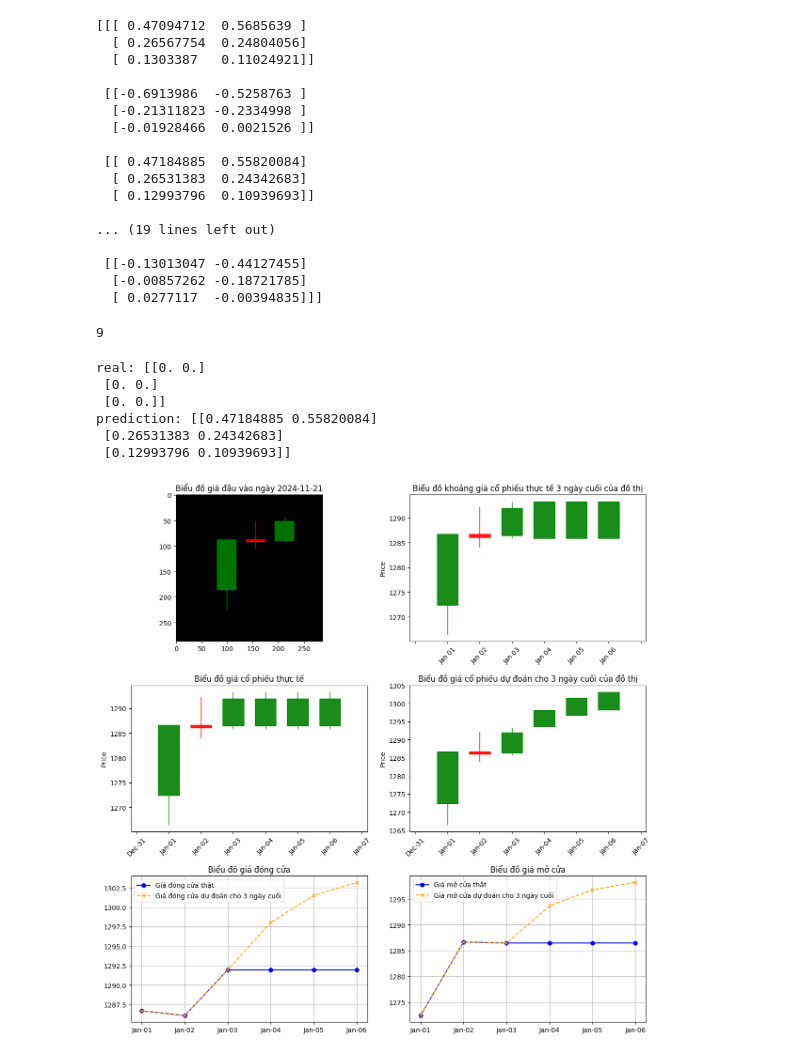
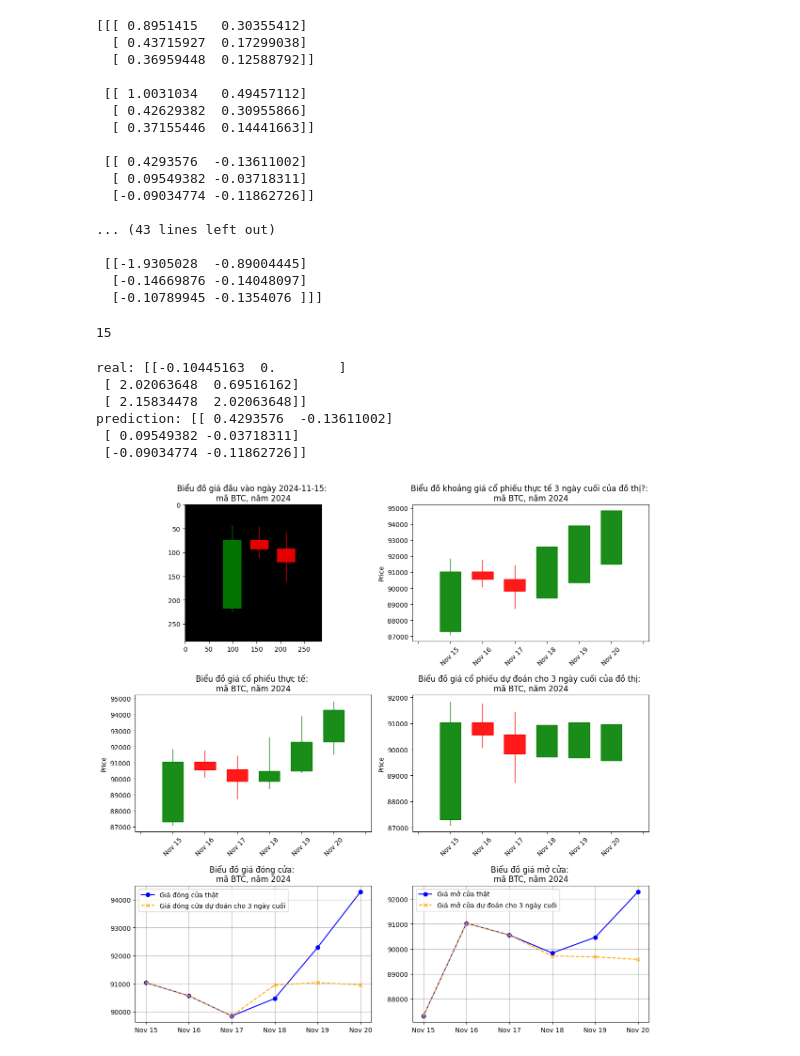
Before and after one commit to raming20/CNN-LSTM-predict-stock-price, a Jupyter notebook: data_analytics/CV_stock_market/test_model/predict_future_with_ema_macd_trend.ipynb, the cells around one changed output. Saved outputs shown, nothing was run; the diff lists cells and outputs as text; code cells hidden in the pictures.

```diff
--- a/data_analytics/CV_stock_market/test_model/predict_future_with_ema_macd_trend.ipynb
+++ b/data_analytics/CV_stock_market/test_model/predict_future_with_ema_macd_trend.ipynb
@@ -31,16 +68,33 @@ from draw_image_utils import draw_prediction
 # %%
-dataset_folder = "../dataset/vn30_dataset_0_2_3_2012_2024_test_2023_2024_with_ema_macd_trend"
-to_folder = "to_2024_11_25"
+
+symbol = input("Symbol = ").strip().upper()
+dataset_folder_name = symbol_mapping[symbol]["dataset_folder"]
+model_name = symbol_mapping[symbol]["model_name"]
+dataset_folder = f"../dataset/{dataset_folder_name}"
+to_folder = f"to_{date_continue_learning}"
 continue_learning_folder = f"{dataset_folder}/continue_learning/{to_folder}"
-model_name = "model_5_bi2LSTM_ema_macd_trend_1_1_1"
 index_of_image_input = 3
 batch_size = 100
+freq_of_date = symbol_mapping[symbol]["freq_of_date"] # B or D
 
 config = read_config(dataset_folder)
 candle_type_and_directory_save: dict = config["candle_type_and_directory_save"]
 previous_days = config["previous_days"]
 next_days = config["next_days"]
 days_result = config["days_result"]
+# %%
+config_of_continue_learning_folder = read_config(continue_learning_folder)
+file_csv_path = config_of_continue_learning_folder["file_csv"]
+df_get_from_api = pd.read_csv(file_csv_path)
+df_get_from_api["Date"] = pd.to_datetime(df_get_from_api["Date"])
+# %%
+def date_generator(date_i):
+    index_of_date = get_date_index(df_get_from_api, date_i)
+    total_days = previous_days + 1 + next_days + days_result
+    all_dates = df_get_from_api[index_of_date:index_of_date + total_days]["Date"].dt.date
+    if len(all_dates) < total_days:
+        all_dates = pd.date_range(start=str(date_i), periods=total_days, freq=freq_of_date)
+    return list(all_dates)
 # %%
 function_transform_origin = get_origin_transform_function(
     os.path.join(
@@ -75,27 +129,27 @@ prediction_for_test = model.predict(dataset_test_3)
 # %%
 print(prediction_for_test)
 # %% [output]
-[[[ 0.47094712  0.5685639 ]
-  [ 0.26567754  0.24804056]
-  [ 0.1303387   0.11024921]]
+[[[ 0.8951415   0.30355412]
+  [ 0.43715927  0.17299038]
+  [ 0.36959448  0.12588792]]
 
- [[-0.6913986  -0.5258763 ]
-  [-0.21311823 -0.2334998 ]
-  [-0.01928466  0.0021526 ]]
+ [[ 1.0031034   0.49457112]
+  [ 0.42629382  0.30955866]
+  [ 0.37155446  0.14441663]]
 
- [[ 0.47184885  0.55820084]
-  [ 0.26531383  0.24342683]
-  [ 0.12993796  0.10939693]]
+ [[ 0.4293576  -0.13611002]
+  [ 0.09549382 -0.03718311]
+  [-0.09034774 -0.11862726]]
 
-... (19 lines left out)
+... (43 lines left out)
 
- [[-0.13013047 -0.44127455]
-  [-0.00857262 -0.18721785]
-  [ 0.0277117  -0.00394835]]]
+ [[-1.9305028  -0.89004445]
+  [-0.14669876 -0.14048097]
+  [-0.10789945 -0.1354076 ]]]
 # %%
 len(prediction_for_test)
 # %% [output]
-9
+15
 # %%
 all_dates = unwrap_dataset_at_index(dataset_test, 5, to_numpy=True, map_function=lambda date: str(datetime.fromisoformat(date.decode("utf-8")).date()))
 trend_dataset_test_2 = unwrap_dataset_at_index(unwrap_dataset_at_index(dataset_test_2, 2, batch=True, to_numpy=True), 0)
@@ -111,30 +165,32 @@ mapping_trend_type = {
 # %%
 index = 2
 print(f"real: {real_percent_last_days_result_dataset_test_3[index]}")
 print(f"prediction: {prediction_for_test[index]}")
 type_of_output = "open_and_close"
 draw_prediction(
     image_input_dataset_test_2[index],
     _4_prices_of_all_days_dataset_test_2[index],
     all_dates[index],
     prediction_for_test[index],
     show_x_orginal_candle=True,
     show_prediction_candle=True,
     show_original_candle=True,
     show_close_compare=True,
     show_open_compare=True,
     type_of_output=type_of_output,
     draw_beside=True,
     print_image=True,
-    extend_real=True)
+    extend_real=True,
+    date_generator=date_generator,
+    symbol=symbol)
 # %% [output]
-real: [[0. 0.]
- [0. 0.]
- [0. 0.]]
-prediction: [[0.47184885 0.55820084]
- [0.26531383 0.24342683]
- [0.12993796 0.10939693]]
+real: [[-0.10445163  0.        ]
+ [ 2.02063648  0.69516162]
+ [ 2.15834478  2.02063648]]
+prediction: [[ 0.4293576  -0.13611002]
+ [ 0.09549382 -0.03718311]
+ [-0.09034774 -0.11862726]]
-[figure, old version]
+[figure, new version]
 # %%
 # index = 0
 is_print_all = input("Print all? (y/n): ").lower()[0] == "y"
```
Also changed, not shown: parts of 9 cells of this notebook, 19 other files.
